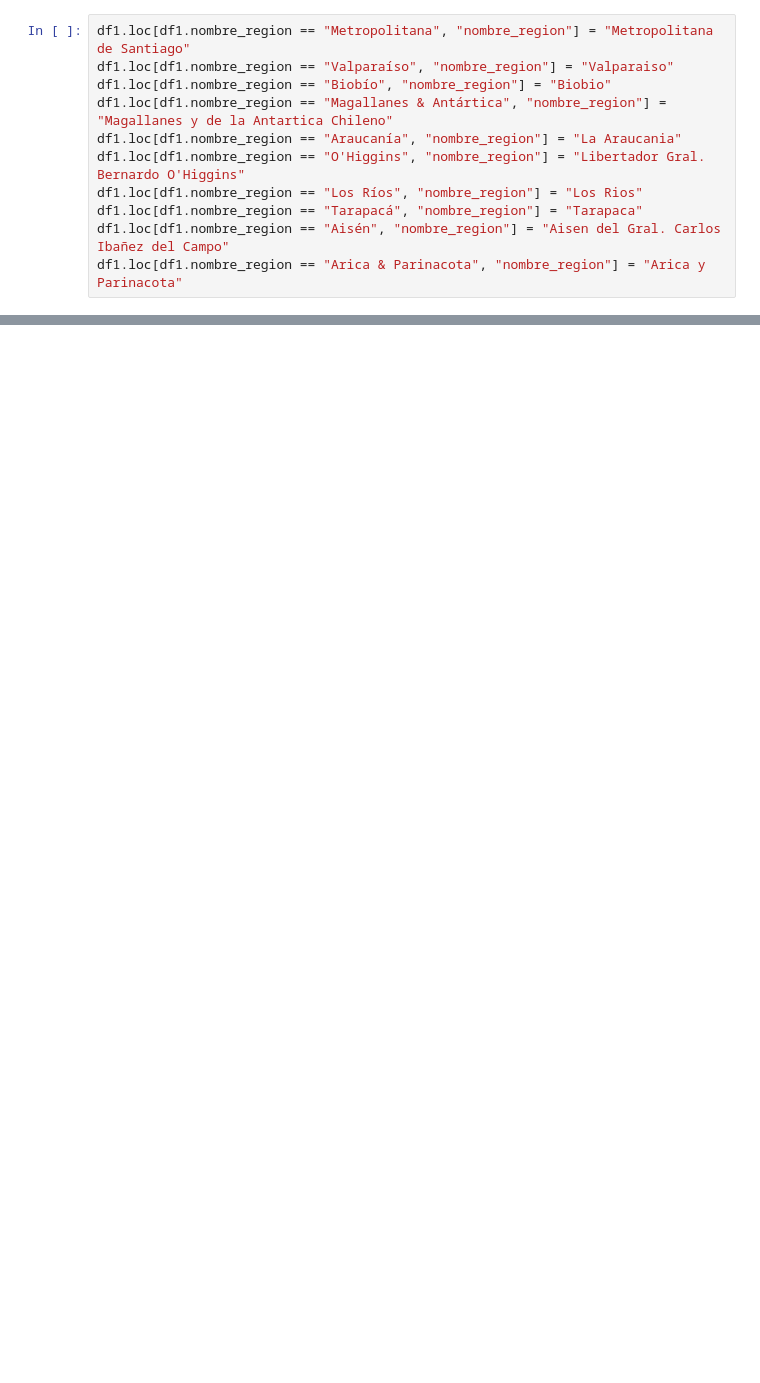
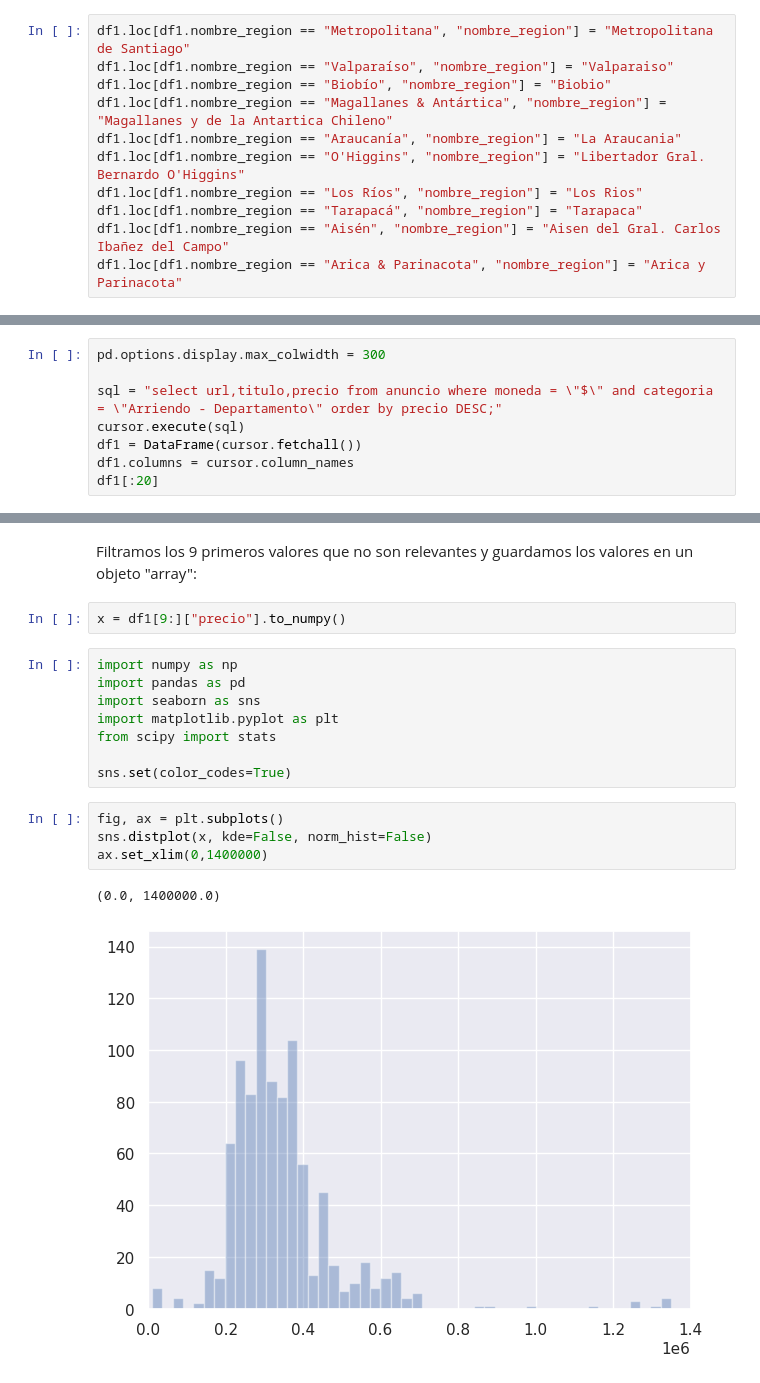
Before and after one commit to MariaBelen95/INFO133_2020, a Jupyter notebook: unidad4/Caso_de_estudio_Yapo_2.ipynb, the cells around one changed output, grey strips where cells are left out. Drawn from its saved outputs; the diff is of its cells as text; blank space fills up the shorter version.

```diff
--- a/unidad4/Caso_de_estudio_Yapo_2.ipynb
+++ b/unidad4/Caso_de_estudio_Yapo_2.ipynb
@@ -263,0 +401,8 @@ plot_regiones_data(sf, 'Número de anuncios Yapo.cl por regiones', regiones, dat
+# %%
+pd.options.display.max_colwidth = 300
+
+sql = "select url,titulo,precio from anuncio where moneda = \"$\" and categoria = \"Arriendo - Departamento\" order by precio DESC;"
+cursor.execute(sql)
+df1 = DataFrame(cursor.fetchall())
+df1.columns = cursor.column_names
+df1[:20]
@@ -263,0 +427,19 @@ plot_regiones_data(sf, 'Número de anuncios Yapo.cl por regiones', regiones, dat
+# %% [markdown]
+Filtramos los 9 primeros valores que no son relevantes y guardamos los valores en un objeto "array":
+# %%
+x = df1[9:]["precio"].to_numpy()
+# %%
+import numpy as np
+import pandas as pd
+import seaborn as sns
+import matplotlib.pyplot as plt
+from scipy import stats
+
+sns.set(color_codes=True)
+# %%
+fig, ax = plt.subplots()
+sns.distplot(x, kde=False, norm_hist=False)
+ax.set_xlim(0,1400000)
+# %% [output]
+(0.0, 1400000.0)
+[figure, added]
```
Also changed, not shown: parts of 37 cells of this notebook.
